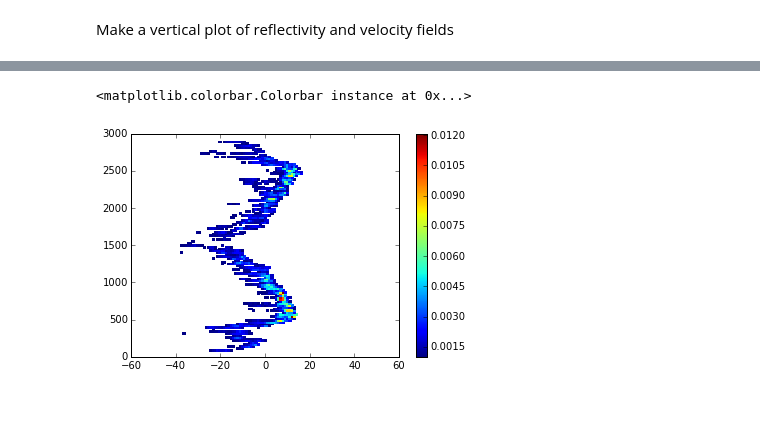
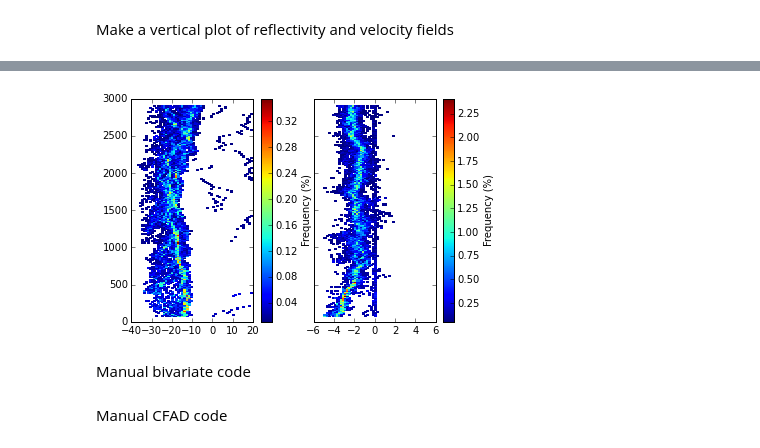
Before and after one commit to nguy/AWOT, a Jupyter notebook: examples/awot_plot_wcr2.ipynb, the cells around one changed output, grey strips where cells are left out. Saved outputs shown, nothing was run; the diff lists cells and outputs as text; code cells hidden in the pictures; blank space fills up the shorter version.

```diff
--- a/examples/awot_plot_wcr2.ipynb
+++ b/examples/awot_plot_wcr2.ipynb
@@ -93,20 +104,30 @@ wcr_vp.time_height_image('velocity', ax=ax2, plot_log10_var=False,
+# %%
+figC, (axZ, axW) = plt.subplots(1, 2, sharey=True)
+
+awot.graph.plot_cfad(wcr['fields']['reflectivity']['data'][:], wcr['height']['data'][:],
+                    xbinsminmax=(-40., 20.), nbinsx=61, plot_percent=True, plot_colorbar=True,
+                    mask_below=.01, ax=axZ)
+awot.graph.plot_cfad(wcr['fields']['velocity']['data'][:], wcr['height']['data'][:],
+                    xbinsminmax=(-5., 5.), nbinsx=51, plot_percent=True, plot_colorbar=True,
+                    mask_below=.01, ax=axW)
+fig.tight_layout()
+# %% [output]
+[figure, added]
+# %% [markdown]
+Manual bivariate code
 # %%
-tas2D, Ht2D = np.meshgrid(wcr['tas']['data'][:], wcr['height']['data'][:])
-
-figC, axC = plt.subplots(1, 1)
 binx, biny = np.linspace(-50, 50, 100, endpoint=True), np.linspace(0, 3000, 120, endpoint=True)
 CFAD, xedges, yedges = np.histogram2d(wcr['fields']['reflectivity']['data'].ravel(), Ht2D.ravel(),
                                       bins=(binx, biny),normed=True)
-#CFAD = axC.hist2d(wcr['fields']['reflectivity']['data'].ravel(), Ht2D.ravel(), normed=True,
-#                 )#range=[[-40., 25.], [0., 3000.]], bins=[15, 10]
+CFAD = axC.hist2d(wcr['fields']['reflectivity']['data'].ravel(), Ht2D.ravel(), normed=True,
+                 )#range=[[-40., 25.], [0., 3000.]], bins=[15, 10]
 X, Y = np.meshgrid(xedges, yedges)
 CFAD = np.ma.masked_where(CFAD < 0.00001, CFAD)
 plt.pcolormesh(X, Y, CFAD.T * 100)
-#axC.set_aspect('equal')
+axC.set_aspect('equal')
 plt.colorbar()
-# %% [output]
-<matplotlib.colorbar.Colorbar instance at 0x...>
-[figure, removed]
+# %% [markdown]
+Manual CFAD code
 # %%
 def create_cfad(radar, fieldname, bins):
     '''Create a CFAD.'''
```
Also changed, not shown: parts of 4 cells of this notebook, 3 other files.
